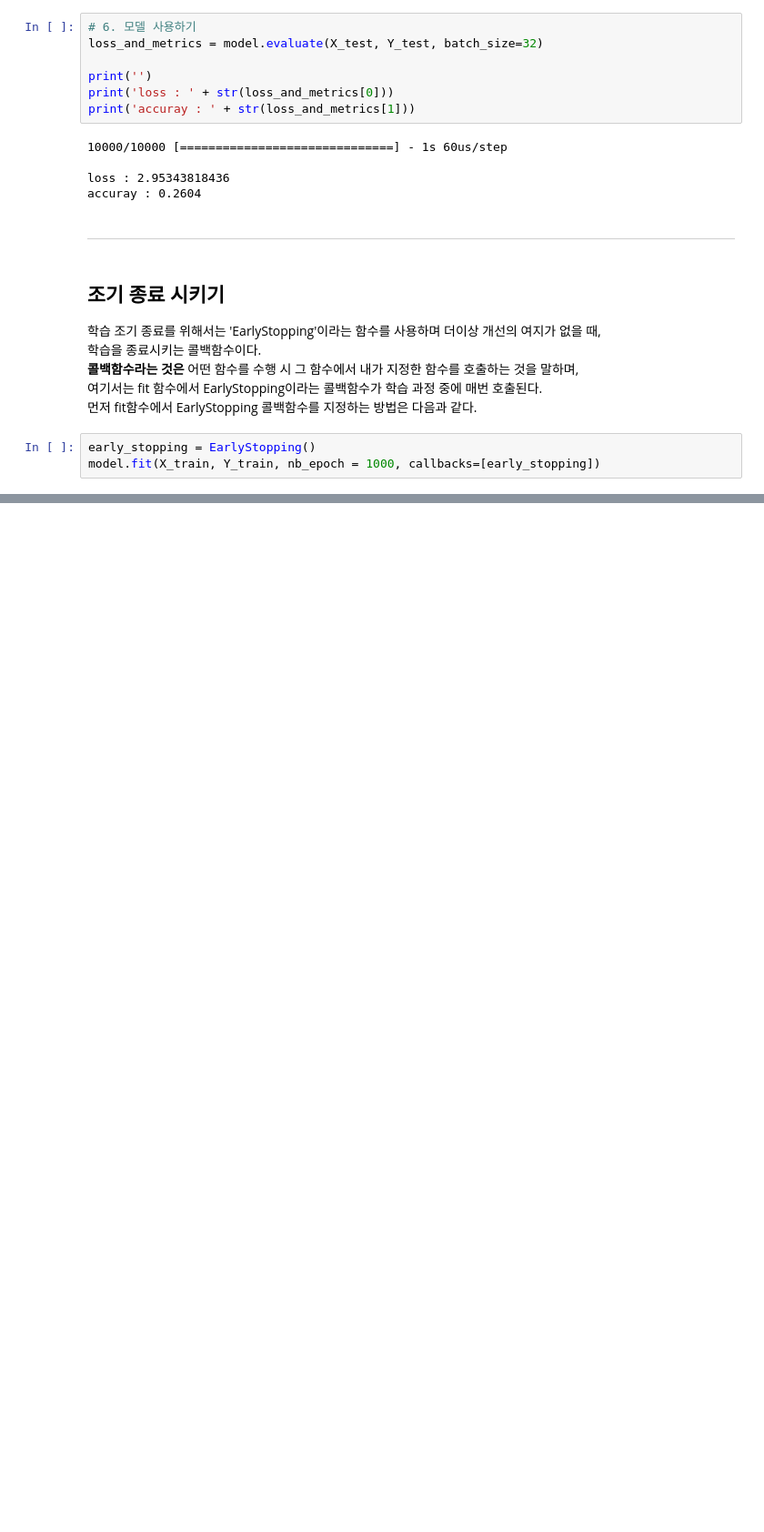
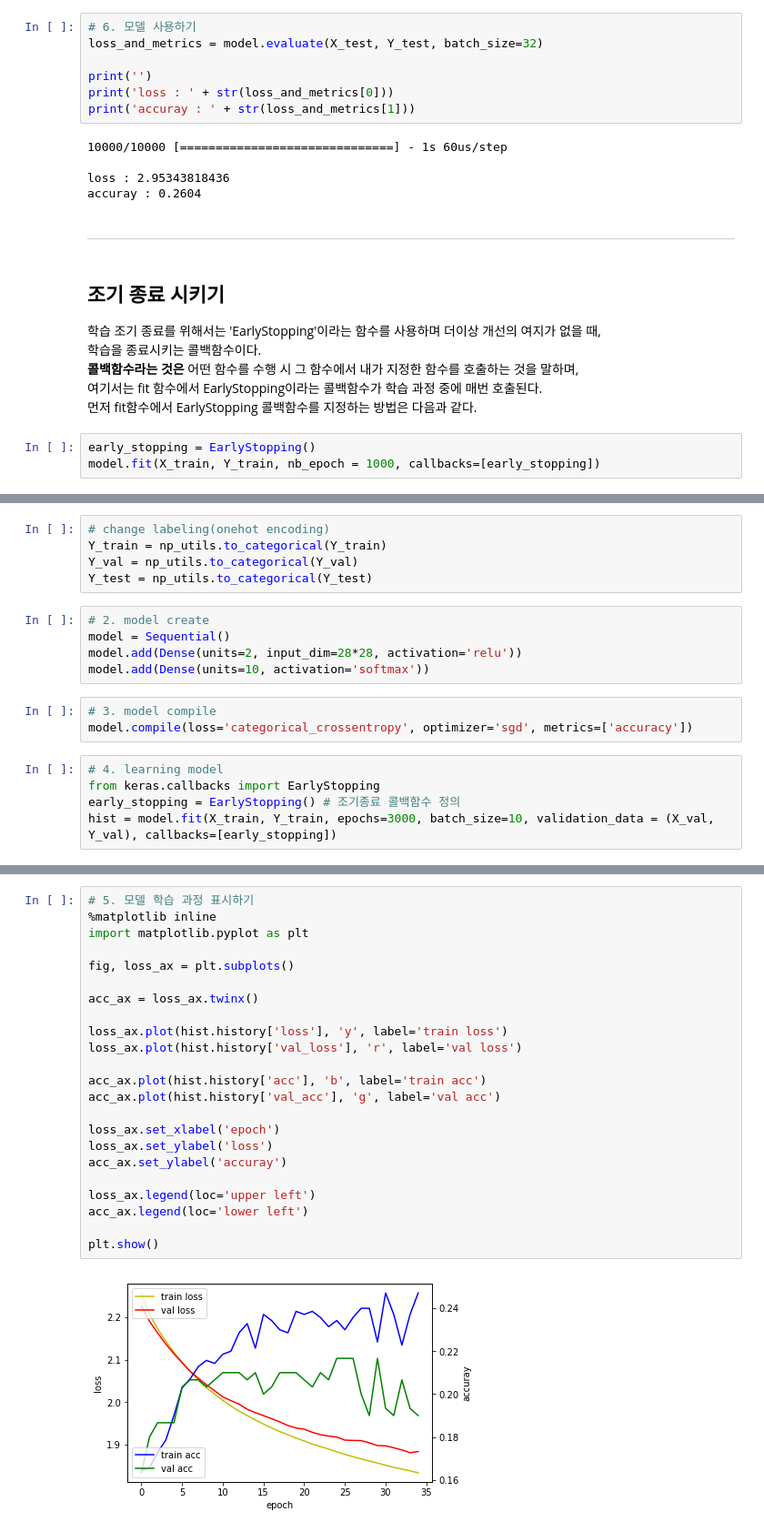
Before and after one commit to NinCastle/Learn-Machine-Learning, a Jupyter notebook: keras/block_keras/1_What_is_deep_learning/4_Early_Stopping.ipynb, the cells around one changed output, grey strips where cells are left out. Shown at 91% size. Saved outputs shown, nothing was run; the diff lists cells and outputs as text; blank space fills up the shorter version.

Commit message:
20180523 add Early Stopping-4

```diff
--- a/keras/block_keras/1_What_is_deep_learning/4_Early_Stopping.ipynb
+++ b/keras/block_keras/1_What_is_deep_learning/4_Early_Stopping.ipynb
@@ -133,0 +183,18 @@ model.fit(X_train, Y_train, nb_epoch = 1000, callbacks=[early_stopping])
+# %%
+# change labeling(onehot encoding)
+Y_train = np_utils.to_categorical(Y_train)
+Y_val = np_utils.to_categorical(Y_val)
+Y_test = np_utils.to_categorical(Y_test)
+# %%
+# 2. model create
+model = Sequential()
+model.add(Dense(units=2, input_dim=28*28, activation='relu'))
+model.add(Dense(units=10, activation='softmax'))
+# %%
+# 3. model compile
+model.compile(loss='categorical_crossentropy', optimizer='sgd', metrics=['accuracy'])
+# %%
+# 4. learning model
+from keras.callbacks import EarlyStopping
+early_stopping = EarlyStopping() # 조기종료 콜백함수 정의
+hist = model.fit(X_train, Y_train, epochs=3000, batch_size=10, validation_data = (X_val, Y_val), callbacks=[early_stopping])
@@ -133,0 +219,25 @@ model.fit(X_train, Y_train, nb_epoch = 1000, callbacks=[early_stopping])
+# %%
+# 5. 모델 학습 과정 표시하기
+%matplotlib inline
+import matplotlib.pyplot as plt
+
+fig, loss_ax = plt.subplots()
+
+acc_ax = loss_ax.twinx()
+
+loss_ax.plot(hist.history['loss'], 'y', label='train loss')
+loss_ax.plot(hist.history['val_loss'], 'r', label='val loss')
+
+acc_ax.plot(hist.history['acc'], 'b', label='train acc')
+acc_ax.plot(hist.history['val_acc'], 'g', label='val acc')
+
+loss_ax.set_xlabel('epoch')
+loss_ax.set_ylabel('loss')
+acc_ax.set_ylabel('accuray')
+
+loss_ax.legend(loc='upper left')
+acc_ax.legend(loc='lower left')
+
+plt.show()
+# %% [output]
+[figure, added]
```
Also changed, not shown: parts of 7 cells of this notebook.
